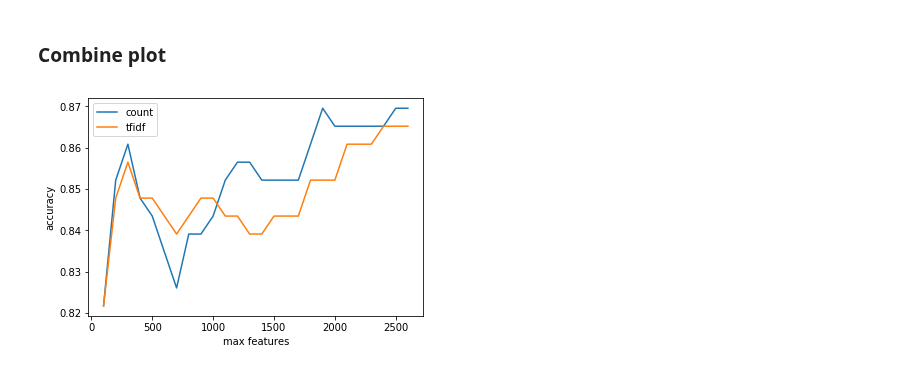
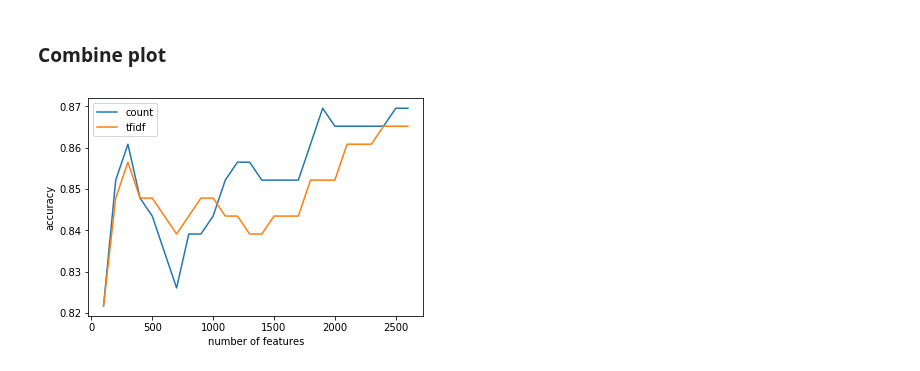
Before and after one commit to sebsk/AI_Project, a Jupyter notebook: Naive_Bayes_TfidfVectorizer.ipynb, the cells around one changed output. Drawn from its saved outputs; the diff is of its cells as text; code cells hidden in the pictures.

```diff
--- a/Naive_Bayes_TfidfVectorizer.ipynb
+++ b/Naive_Bayes_TfidfVectorizer.ipynb
@@ -335,11 +335,11 @@ print k_score
 # %%
 res_count = [0.8217391304347826, 0.8521739130434782, 0.8608695652173913, 0.8478260869565217, 0.8434782608695652, 0.8347826086956521, 0.8260869565217391, 0.8391304347826087, 0.8391304347826087, 0.8434782608695652, 0.8521739130434782, 0.8565217391304348, 0.8565217391304348, 0.8521739130434782, 0.8521739130434782, 0.8521739130434782, 0.8521739130434782, 0.8608695652173913, 0.8695652173913043, 0.8652173913043478, 0.8652173913043478, 0.8652173913043478, 0.8652173913043478, 0.8652173913043478, 0.8695652173913043, 0.8695652173913043]
 res_tfidf = [0.8217391304347826, 0.8478260869565217, 0.8565217391304348, 0.8478260869565217, 0.8478260869565217, 0.8434782608695652, 0.8391304347826087, 0.8434782608695652, 0.8478260869565217, 0.8478260869565217, 0.8434782608695652, 0.8434782608695652, 0.8391304347826087, 0.8391304347826087, 0.8434782608695652, 0.8434782608695652, 0.8434782608695652, 0.8521739130434782, 0.8521739130434782, 0.8521739130434782, 0.8608695652173913, 0.8608695652173913, 0.8608695652173913, 0.8652173913043478, 0.8652173913043478, 0.8652173913043478]
 l1, = plt.plot(k, res_count)
 l2, = plt.plot(k, res_tfidf)
 plt.legend(handles = [l1, l2,], labels = ['count', 'tfidf'], loc = 'best')
-plt.xlabel('max features')
+plt.xlabel('number of features')
 plt.ylabel('accuracy')
 plt.show()
 # %% [output]
-[figure, old version]
+[figure, new version]
```
Also changed, not shown: 4 other files.
